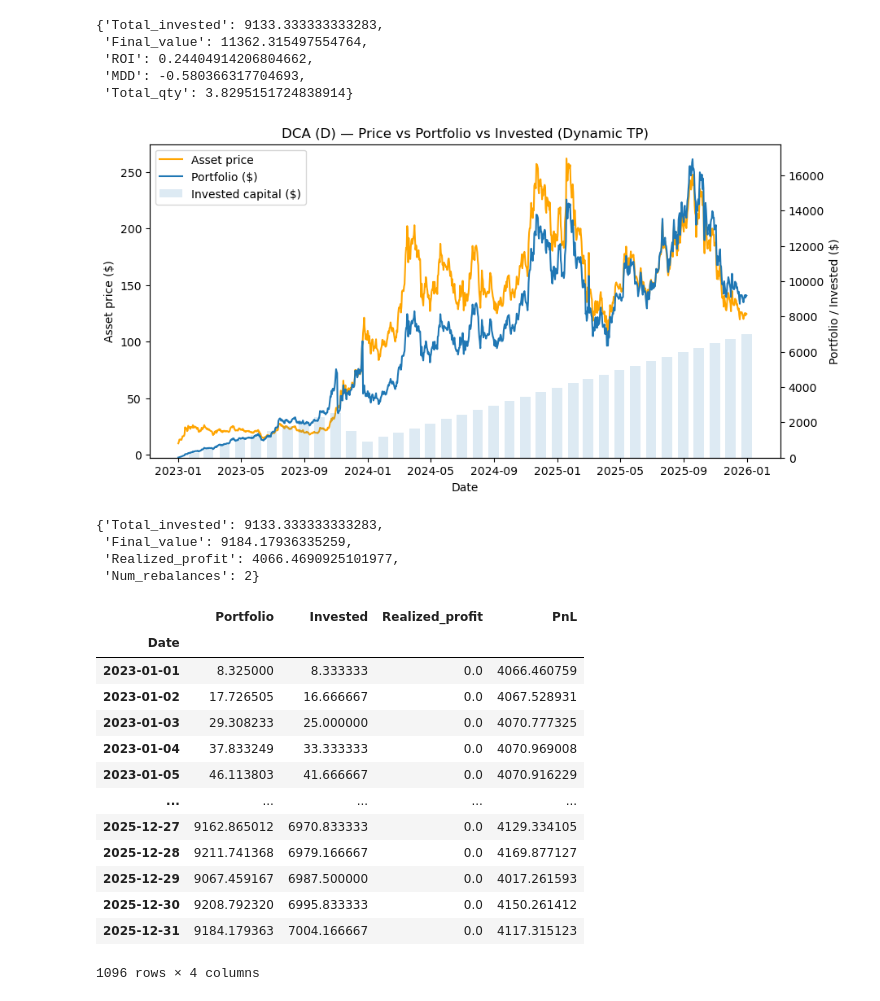
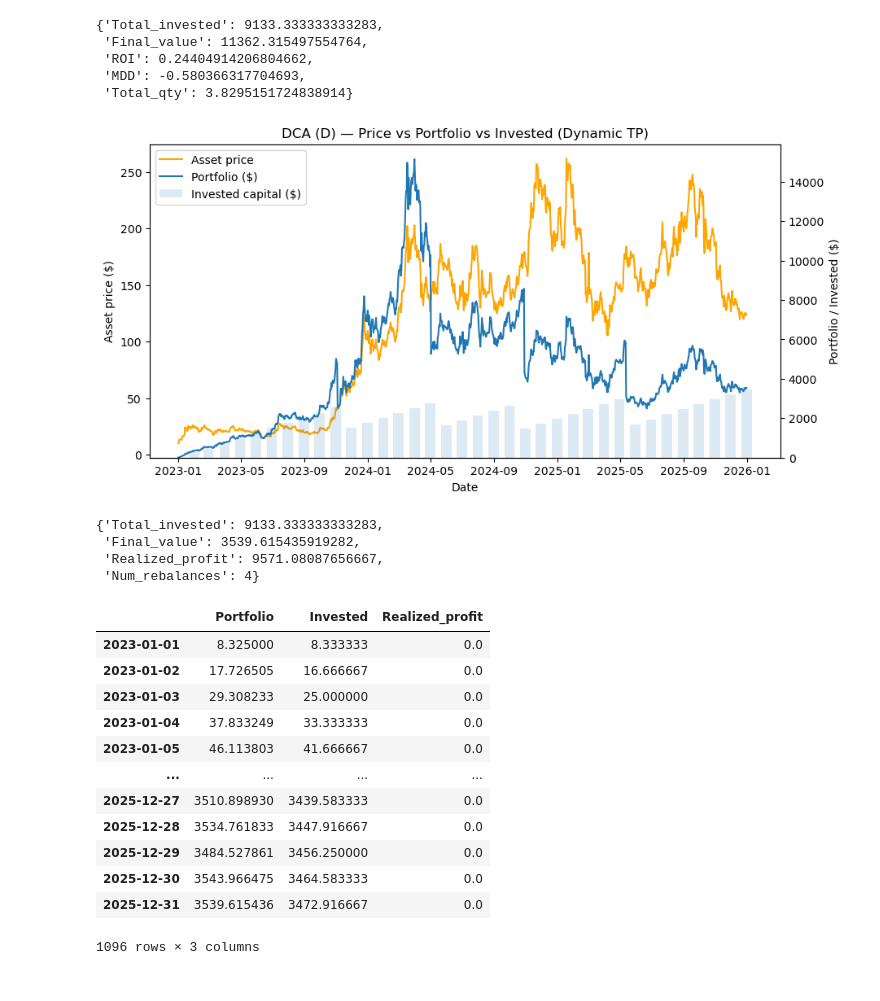
Before and after one commit to Familenko/backtest, a Jupyter notebook: main.ipynb, the cells around one changed output. Drawn from its saved outputs; the diff is of its cells as text; code cells hidden in the pictures.

```diff
--- a/main.ipynb
+++ b/main.ipynb
@@ -91,37 +91,37 @@ dca_metrics
 # %%
 sol_prices = df_origin["SOL"]
 invest_sum = 250 / 30
 
 dca_result, dca_metrics = backtest_dca_alt(
     prices=sol_prices,
     buy_amount=invest_sum,
     freq="D",
+    available_sum=10000,
     profit_multiple=2,
     fee=0.001,
     plot=True
 )
 
 dca_metrics
 # %% [output]
-[figure, old version]
+[figure, new version]
 {'Total_invested': 9133.333333333283,
- 'Final_value': 9184.17936335259,
- 'Realized_profit': 4066.4690925101977,
- 'Num_rebalances': 2}
+ 'Final_value': 3539.615435919282,
+ 'Realized_profit': 9571.08087656667,
+ 'Num_rebalances': 4}
 # %%
 dca_result
 # %% [output]
-|  | Portfolio | Invested | Realized_profit | PnL |
-| Date |  |  |  |  |
-| 2023-01-01 | 8.325000 | 8.333333 | 0.0 | 4066.460759 |
-| 2023-01-02 | 17.726505 | 16.666667 | 0.0 | 4067.528931 |
-| 2023-01-03 | 29.308233 | 25.000000 | 0.0 | 4070.777325 |
-| 2023-01-04 | 37.833249 | 33.333333 | 0.0 | 4070.969008 |
-| 2023-01-05 | 46.113803 | 41.666667 | 0.0 | 4070.916229 |
-| ... | ... | ... | ... | ... |
-| 2025-12-27 | 9162.865012 | 6970.833333 | 0.0 | 4129.334105 |
-| 2025-12-28 | 9211.741368 | 6979.166667 | 0.0 | 4169.877127 |
-| 2025-12-29 | 9067.459167 | 6987.500000 | 0.0 | 4017.261593 |
-| 2025-12-30 | 9208.792320 | 6995.833333 | 0.0 | 4150.261412 |
-| 2025-12-31 | 9184.179363 | 7004.166667 | 0.0 | 4117.315123 |
+|  | Portfolio | Invested | Realized_profit |
+| 2023-01-01 | 8.325000 | 8.333333 | 0.0 |
+| 2023-01-02 | 17.726505 | 16.666667 | 0.0 |
+| 2023-01-03 | 29.308233 | 25.000000 | 0.0 |
+| 2023-01-04 | 37.833249 | 33.333333 | 0.0 |
+| 2023-01-05 | 46.113803 | 41.666667 | 0.0 |
+| ... | ... | ... | ... |
+| 2025-12-27 | 3510.898930 | 3439.583333 | 0.0 |
+| 2025-12-28 | 3534.761833 | 3447.916667 | 0.0 |
+| 2025-12-29 | 3484.527861 | 3456.250000 | 0.0 |
+| 2025-12-30 | 3543.966475 | 3464.583333 | 0.0 |
+| 2025-12-31 | 3539.615436 | 3472.916667 | 0.0 |
-1096 rows × 4 columns
+1096 rows × 3 columns
```
Also changed, not shown: parts of 2 cells of this notebook, 1 other file.
